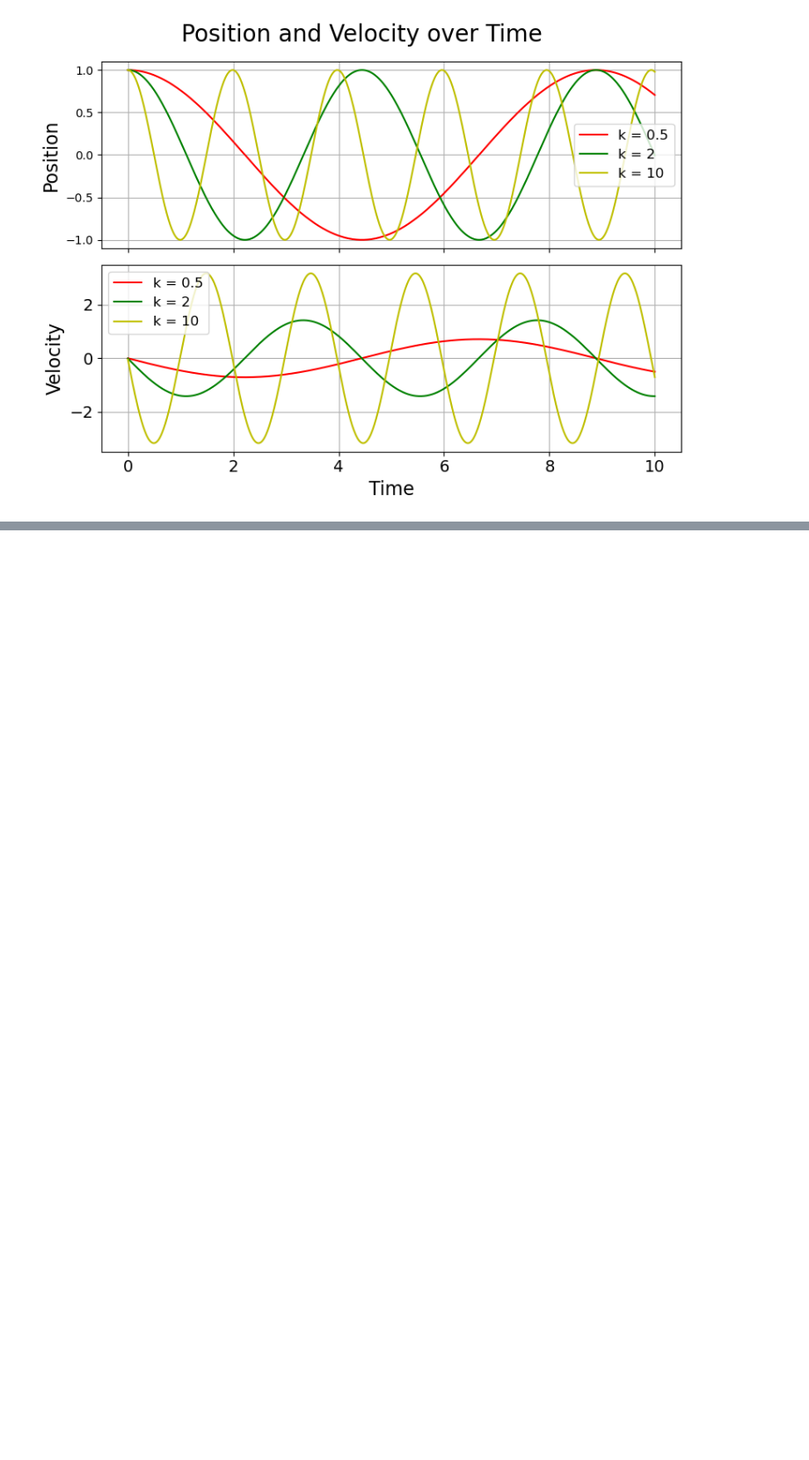
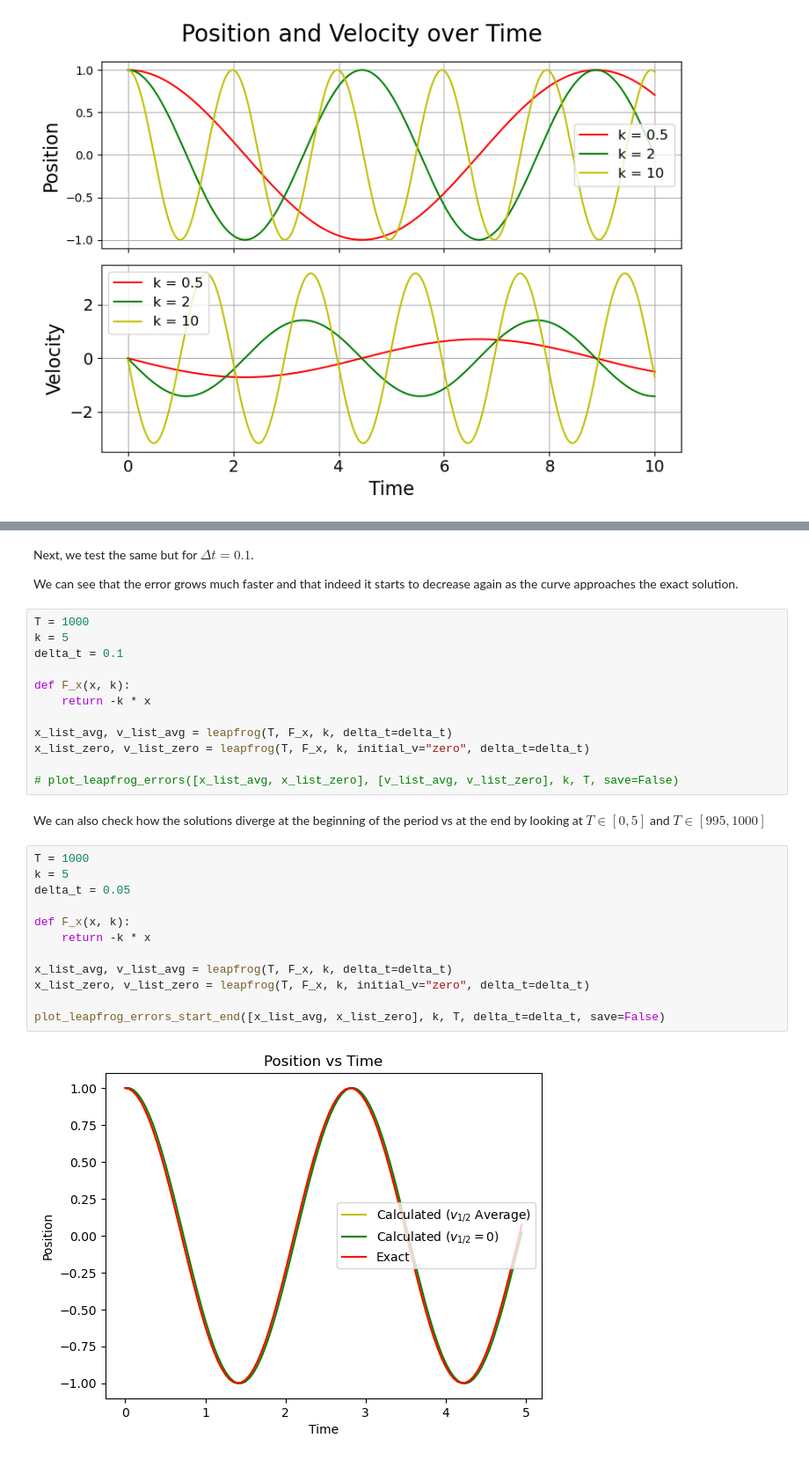
Before and after one commit to kingilsildor/CLS-Scientific_Computing-Assignment3, a Jupyter notebook: interface_leapfrog.ipynb, the cells around one changed output, grey strips where cells are left out. Shown at 88% size. Cells and saved outputs as stored; diff of their text form; blank space fills up the shorter version.

```diff
--- a/interface_leapfrog.ipynb
+++ b/interface_leapfrog.ipynb
@@ -40,0 +63,32 @@ plot_leapfrog_various_k(positions, velocities, k_values, T, save=True)
+# %% [markdown]
+Next, we test the same but for $\Delta t = 0.1$.
+
+We can see that the error grows much faster and that indeed it starts to decrease again as the curve approaches the exact solution.
+# %%
+T = 1000
+k = 5
+delta_t = 0.1
+
+def F_x(x, k):
+    return -k * x
+
+x_list_avg, v_list_avg = leapfrog(T, F_x, k, delta_t=delta_t)
+x_list_zero, v_list_zero = leapfrog(T, F_x, k, initial_v="zero", delta_t=delta_t)
+
+# plot_leapfrog_errors([x_list_avg, x_list_zero], [v_list_avg, v_list_zero], k, T, save=False)
+# %% [markdown]
+We can also check how the solutions diverge at the beginning of the period vs at the end by looking at $T \in [0,5]$ and $T \in [995,1000]$
+# %%
+T = 1000
+k = 5
+delta_t = 0.05
+
+def F_x(x, k):
+    return -k * x
+
+x_list_avg, v_list_avg = leapfrog(T, F_x, k, delta_t=delta_t)
+x_list_zero, v_list_zero = leapfrog(T, F_x, k, initial_v="zero", delta_t=delta_t)
+
+plot_leapfrog_errors_start_end([x_list_avg, x_list_zero], k, T, delta_t=delta_t, save=False)
+# %% [output]
+[figure, added]
```
Also changed, not shown: parts of 4 cells of this notebook, 2 other files.
